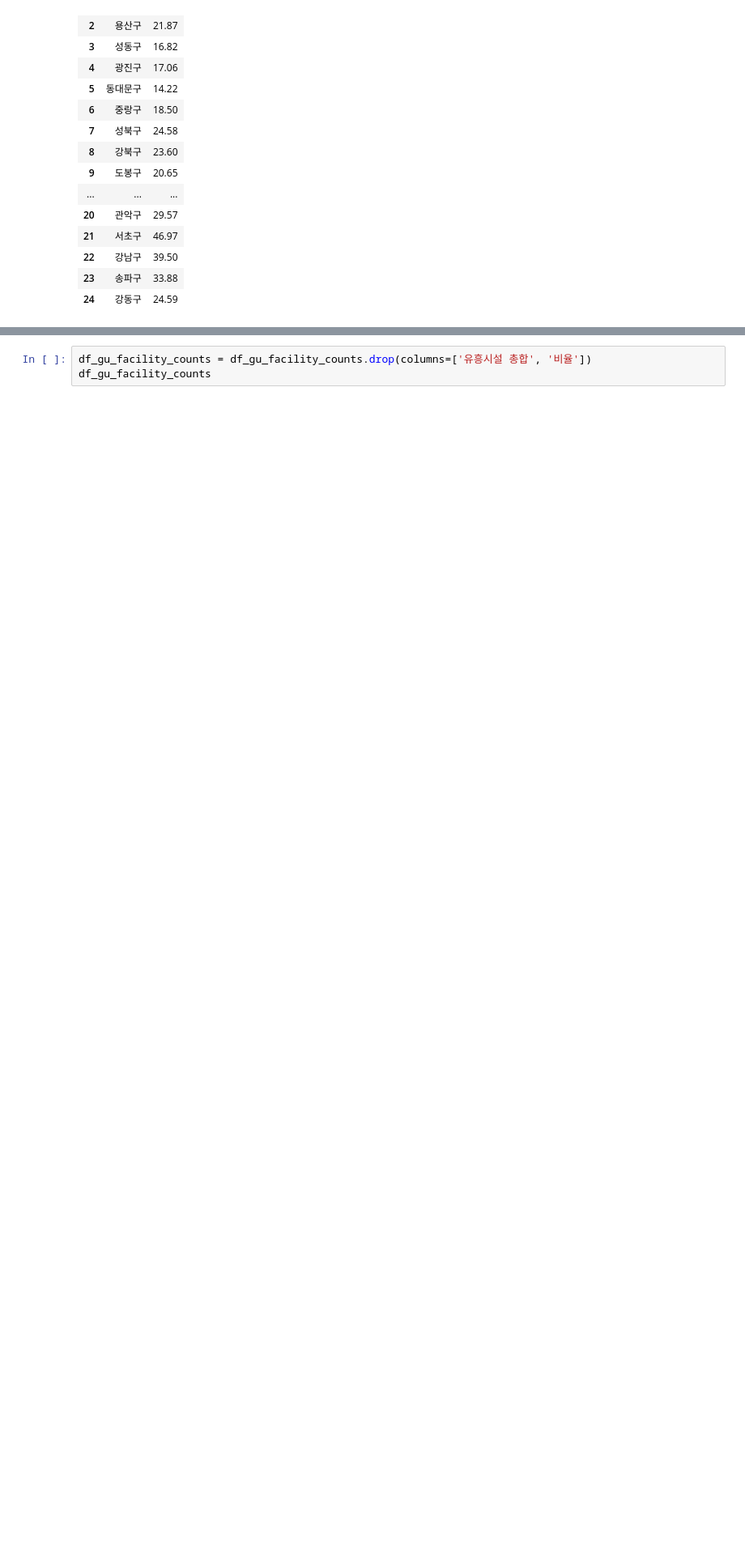
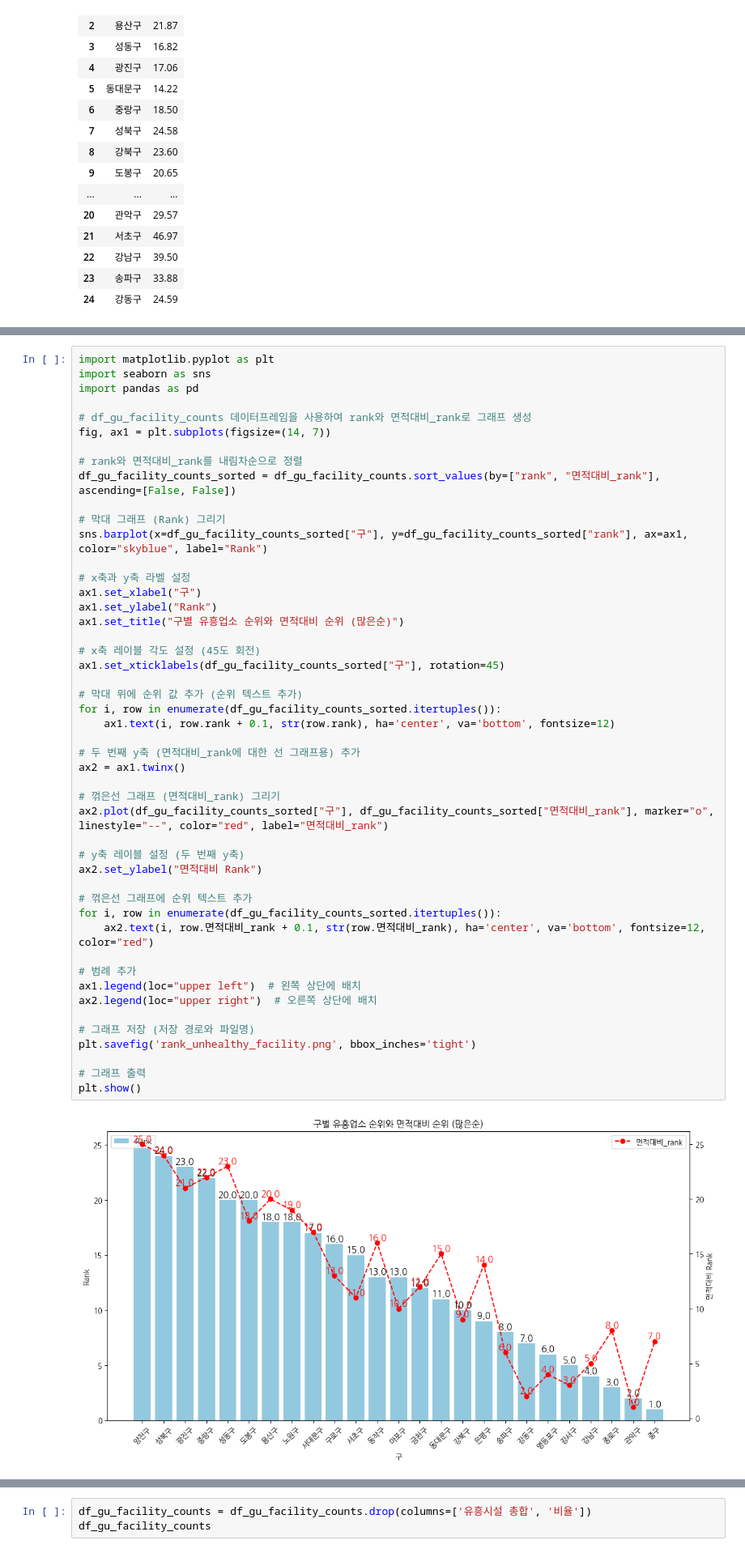
Before and after one commit to addinedu-ros-9th/eda-repo-2, a Jupyter notebook: data_analysis/unhealty_facility.ipynb, the cells around one changed output, grey strips where cells are left out. Shown at 81% size. Drawn from its saved outputs; the diff is of its cells as text; blank space fills up the shorter version.

```diff
--- a/data_analysis/unhealty_facility.ipynb
+++ b/data_analysis/unhealty_facility.ipynb
@@ -207,6 +226,56 @@ plt.title("구별 유흥시설 비율")  # 그래프 제목 설정
 plt.show()
 # %% [output]
 [figure]
+# %%
+import matplotlib.pyplot as plt
+import seaborn as sns
+import pandas as pd
+
+# df_gu_facility_counts 데이터프레임을 사용하여 rank와 면적대비_rank로 그래프 생성
+fig, ax1 = plt.subplots(figsize=(14, 7))
+
+# rank와 면적대비_rank를 내림차순으로 정렬
+df_gu_facility_counts_sorted = df_gu_facility_counts.sort_values(by=["rank", "면적대비_rank"], ascending=[False, False])
+
+# 막대 그래프 (Rank) 그리기
+sns.barplot(x=df_gu_facility_counts_sorted["구"], y=df_gu_facility_counts_sorted["rank"], ax=ax1, color="skyblue", label="Rank")
+
+# x축과 y축 라벨 설정
+ax1.set_xlabel("구")
+ax1.set_ylabel("Rank")
+ax1.set_title("구별 유흥업소 순위와 면적대비 순위 (많은순)")
+
+# x축 레이블 각도 설정 (45도 회전)
+ax1.set_xticklabels(df_gu_facility_counts_sorted["구"], rotation=45)
+
+# 막대 위에 순위 값 추가 (순위 텍스트 추가)
+for i, row in enumerate(df_gu_facility_counts_sorted.itertuples()):
+    ax1.text(i, row.rank + 0.1, str(row.rank), ha='center', va='bottom', fontsize=12)
+
+# 두 번째 y축 (면적대비_rank에 대한 선 그래프용) 추가
+ax2 = ax1.twinx()
+
+# 꺾은선 그래프 (면적대비_rank) 그리기
+ax2.plot(df_gu_facility_counts_sorted["구"], df_gu_facility_counts_sorted["면적대비_rank"], marker="o", linestyle="--", color="red", label="면적대비_rank")
+
+# y축 레이블 설정 (두 번째 y축)
+ax2.set_ylabel("면적대비 Rank")
+
+# 꺾은선 그래프에 순위 텍스트 추가
+for i, row in enumerate(df_gu_facility_counts_sorted.itertuples()):
+    ax2.text(i, row.면적대비_rank + 0.1, str(row.면적대비_rank), ha='center', va='bottom', fontsize=12, color="red")
+
+# 범례 추가
+ax1.legend(loc="upper left")  # 왼쪽 상단에 배치
+ax2.legend(loc="upper right")  # 오른쪽 상단에 배치
+
+# 그래프 저장 (저장 경로와 파일명)
+plt.savefig('rank_unhealthy_facility.png', bbox_inches='tight')
+
+# 그래프 출력
+plt.show()
+# %% [output]
+[figure, added]
 # %%
 import json
 import folium
```
Also changed, not shown: parts of 5 cells of this notebook, 3 other files.
